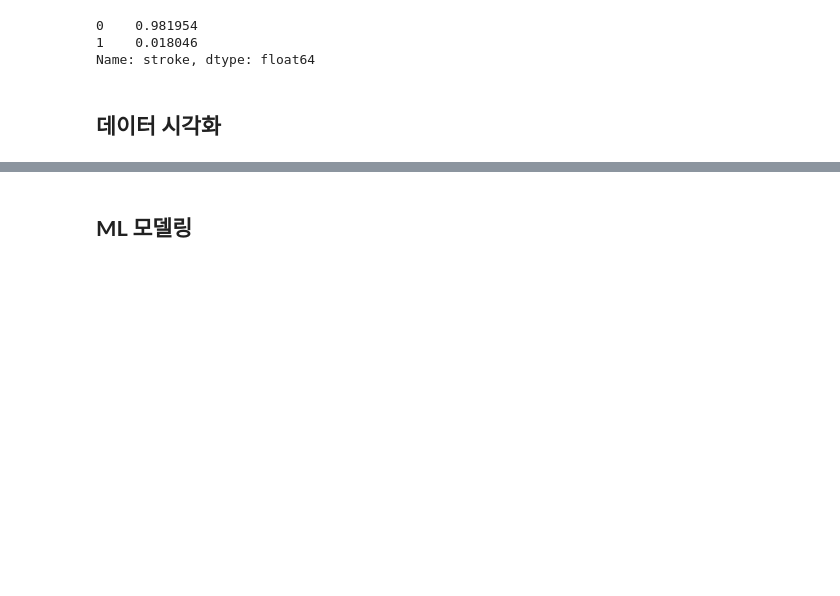
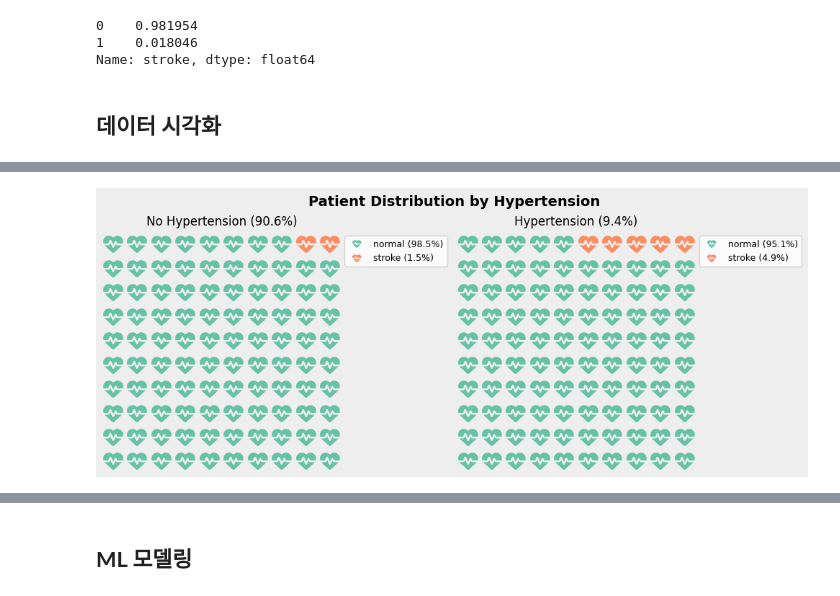
Before and after one commit to jakeryu37/Stroke-Prediction-ML-Model, a Jupyter notebook: Stroke_Prediction_ML_Model.ipynb, the cells around one changed output, grey strips where cells are left out. Cells and saved outputs as stored; diff of their text form; code cells hidden in the pictures; blank space fills up the shorter version.

```diff
--- a/Stroke_Prediction_ML_Model.ipynb
+++ b/Stroke_Prediction_ML_Model.ipynb
@@ -167,0 +362,75 @@ NameError: ignored
+# %%
+df_sub = df.groupby('stroke')['hypertension'].value_counts().copy()
+
+# A glance of hypertension data:
+#     stroke  hypertension
+#     0       0               38745
+#             1                3861
+#     1       0                 583
+#             1                 200
+
+
+no_total = df['hypertension'].value_counts()[0]
+yes_total = df['hypertension'].value_counts()[1]
+
+total = no_total + yes_total
+
+no_normal = round(df_sub[0][0] / no_total * 100, 1)
+yes_normal = round(df_sub[0][1] / yes_total * 100, 1)
+no_stroke = round(df_sub[1][0] / no_total * 100, 1)
+yes_stroke = round(df_sub[1][1] / yes_total * 100, 1)
+
+no_per = round(no_total / total * 100, 1)
+yes_per = round(yes_total / total * 100, 1)
+
+
+fig = plt.figure(
+    FigureClass=Waffle,
+    rows=10,
+    figsize=(10, 10),
+
+    plots={
+        121: {
+        'values':[no_normal, no_stroke],
+        'icons':'heart-pulse',
+        'vertical':True,
+        'icon_size':20,
+        'icon_legend':True,
+        'legend':{
+            'labels':[f'normal ({no_normal}%)', f'stroke ({no_stroke}%)'],
+            'loc':'upper left',
+            'bbox_to_anchor':(1,1),
+            'fontsize':9
+            },
+        'title':{
+            'label':f'No Hypertension ({no_per}%)',
+            'loc':'center',
+            'fontsize':12
+            }
+        },
+
+        122: {
+        'values':[yes_normal, yes_stroke],
+        'icons':'heart-pulse',
+        'vertical':True,
+        'icon_size':20,
+        'icon_legend':True,
+        'legend':{
+            'labels':[f'normal ({yes_normal}%)', f'stroke ({yes_stroke}%)'],
+            'loc':'upper left',
+            'bbox_to_anchor':(1,1),
+            'fontsize':9
+            },
+        'title':{
+            'label':f'Hypertension ({yes_per}%)',
+            'loc':'center',
+            'fontsize':12
+            }
+        }
+    }
+)
+
+fig.text(.3, .7,'Patient Distribution by Hypertension', fontsize=14, fontweight='bold')
+fig.set_facecolor('#EEEEEE')
+# %% [output]
+[figure, added]
```
Also changed, not shown: parts of 39 cells of this notebook.
